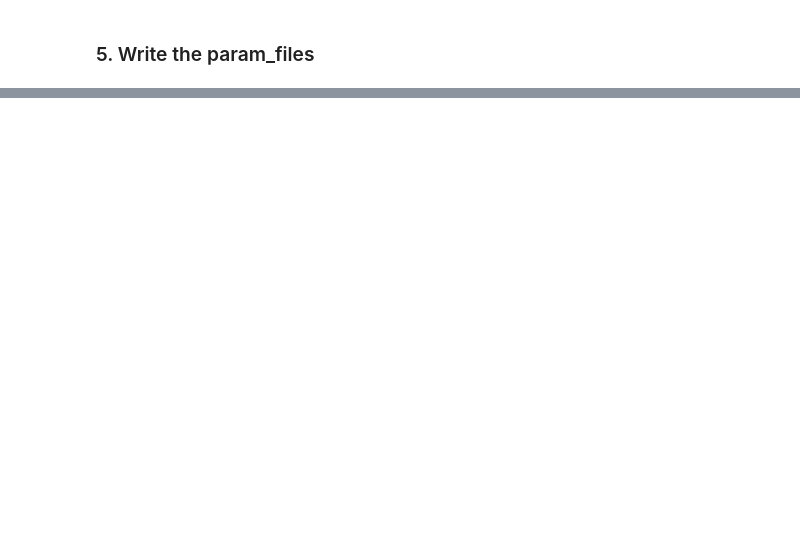
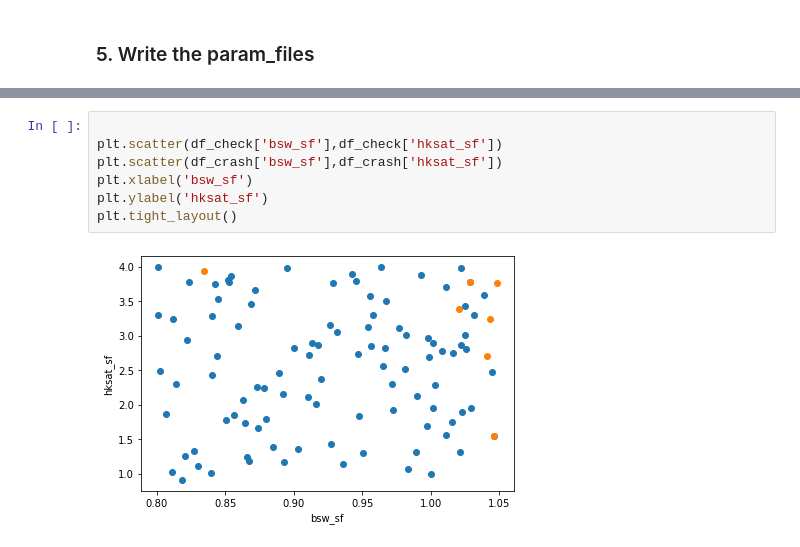
Before and after one commit to NCAR/ctsm6_ppe, a Jupyter notebook: gen_ensembles/gen_paramfiles/generate_paramfiles_lhc.ipynb, the cells around one changed output, grey strips where cells are left out. Cells and saved outputs as stored; diff of their text form; blank space fills up the shorter version.

```diff
--- a/gen_ensembles/gen_paramfiles/generate_paramfiles_lhc.ipynb
+++ b/gen_ensembles/gen_paramfiles/generate_paramfiles_lhc.ipynb
@@ -142,0 +163,9 @@ Change: 2023-04-19 14:51:40.496293794 -0600
+# %%
+
+plt.scatter(df_check['bsw_sf'],df_check['hksat_sf'])
+plt.scatter(df_crash['bsw_sf'],df_crash['hksat_sf'])
+plt.xlabel('bsw_sf')
+plt.ylabel('hksat_sf')
+plt.tight_layout()
+# %% [output]
+[figure, added]
```
Also changed, not shown: parts of 26 cells of this notebook, 20 other files.
